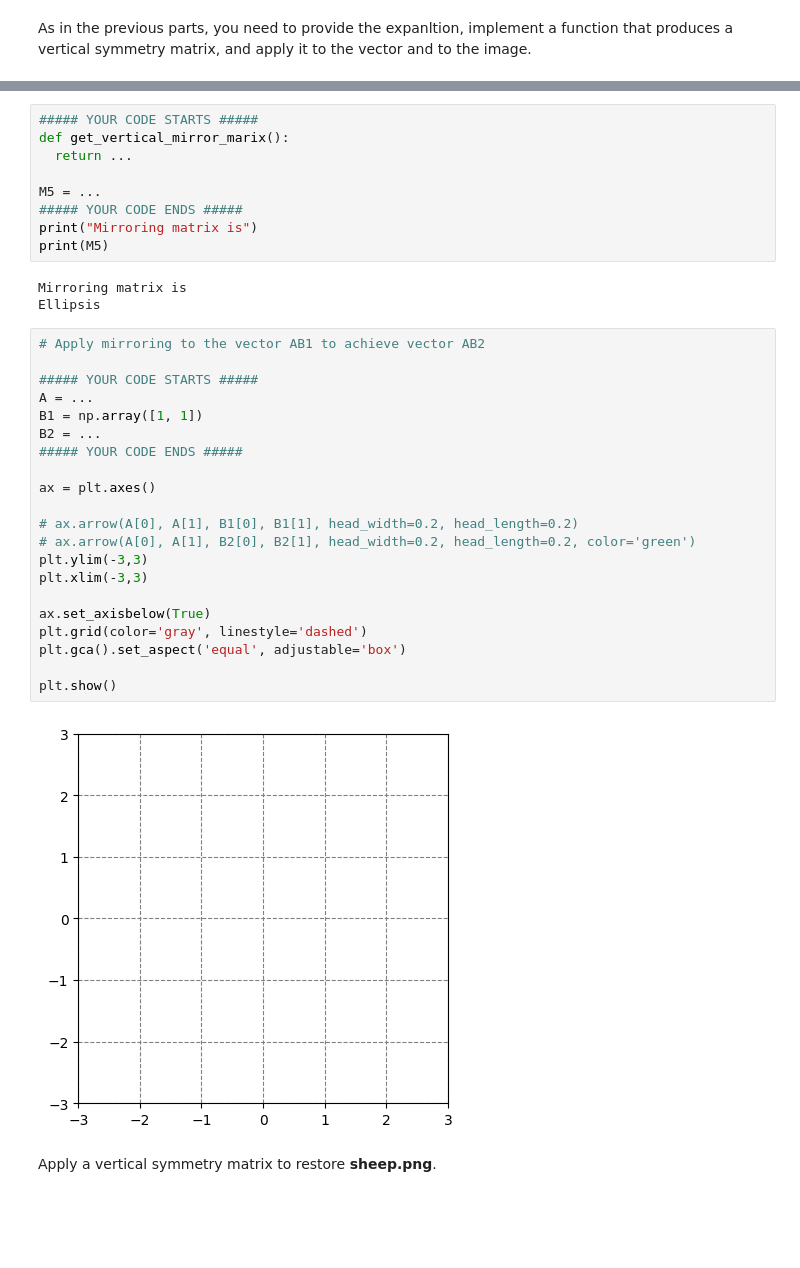
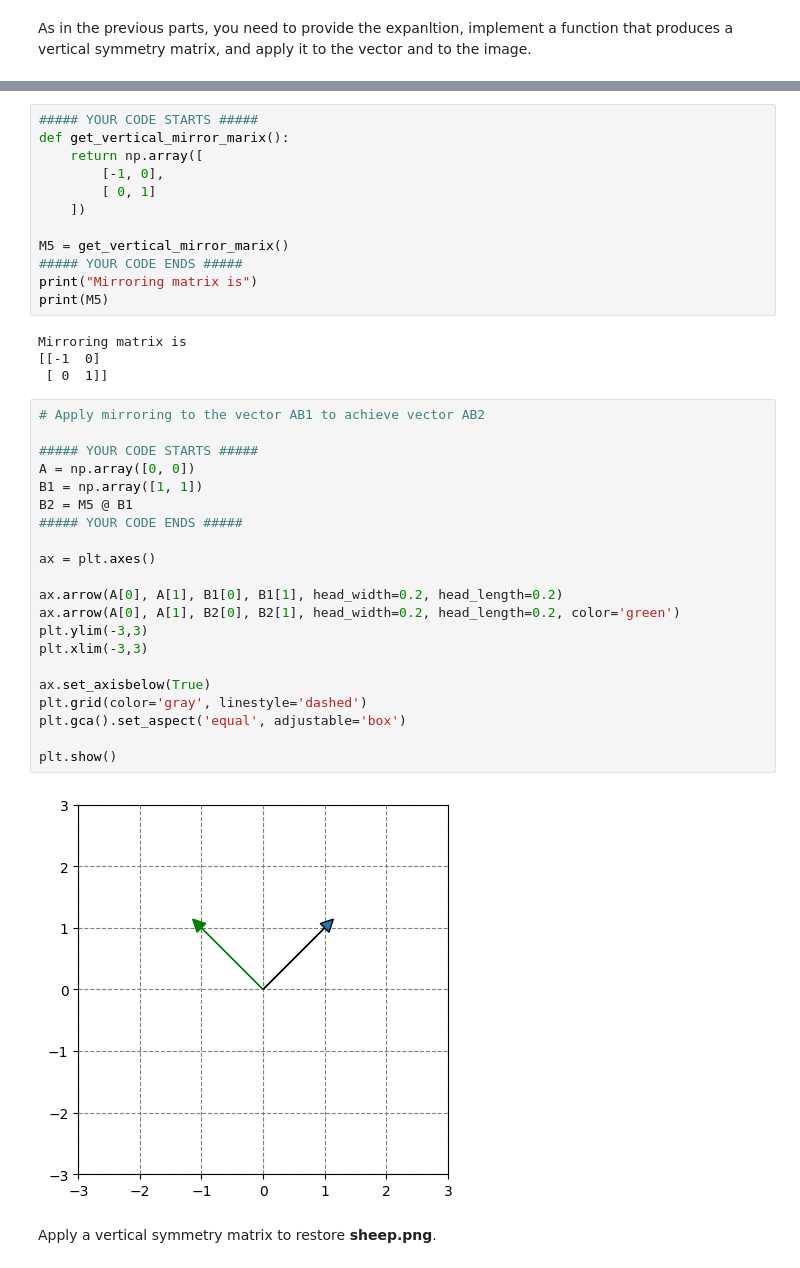
Before and after one commit to Martik-k/linear-algebra-lab1-transformations, a Jupyter notebook: LA_Lab_1_2026.ipynb, the cells around one changed output, grey strips where cells are left out. Cells and saved outputs as stored; diff of their text form; blank space fills up the shorter version.

```diff
--- a/LA_Lab_1_2026.ipynb
+++ b/LA_Lab_1_2026.ipynb
@@ -479,38 +604,42 @@ As in the previous parts, you need to provide the expanltion, implement a functi
 # %%
 ##### YOUR CODE STARTS #####
 def get_vertical_mirror_marix():
-  return ...
+    return np.array([
+        [-1, 0],
+        [ 0, 1]
+    ])
 
-M5 = ...
+M5 = get_vertical_mirror_marix()
 ##### YOUR CODE ENDS #####
 print("Mirroring matrix is")
 print(M5)
 # %% [output]
 Mirroring matrix is
-Ellipsis
+[[-1  0]
+ [ 0  1]]
 # %%
 # Apply mirroring to the vector AB1 to achieve vector AB2
 
 ##### YOUR CODE STARTS #####
-A = ...
+A = np.array([0, 0])
 B1 = np.array([1, 1])
-B2 = ...
+B2 = M5 @ B1
 ##### YOUR CODE ENDS #####
 
 ax = plt.axes()
 
-# ax.arrow(A[0], A[1], B1[0], B1[1], head_width=0.2, head_length=0.2)
-# ax.arrow(A[0], A[1], B2[0], B2[1], head_width=0.2, head_length=0.2, color='green')
+ax.arrow(A[0], A[1], B1[0], B1[1], head_width=0.2, head_length=0.2)
+ax.arrow(A[0], A[1], B2[0], B2[1], head_width=0.2, head_length=0.2, color='green')
 plt.ylim(-3,3)
 plt.xlim(-3,3)
 
 ax.set_axisbelow(True)
 plt.grid(color='gray', linestyle='dashed')
 plt.gca().set_aspect('equal', adjustable='box')
 
 plt.show()
 # %% [output]
-[figure, old version]
+[figure, new version]
 # %% [markdown]
 Apply a vertical symmetry matrix to restore **sheep.png**.
 # %%
```
Also changed, not shown: parts of 14 cells of this notebook.
